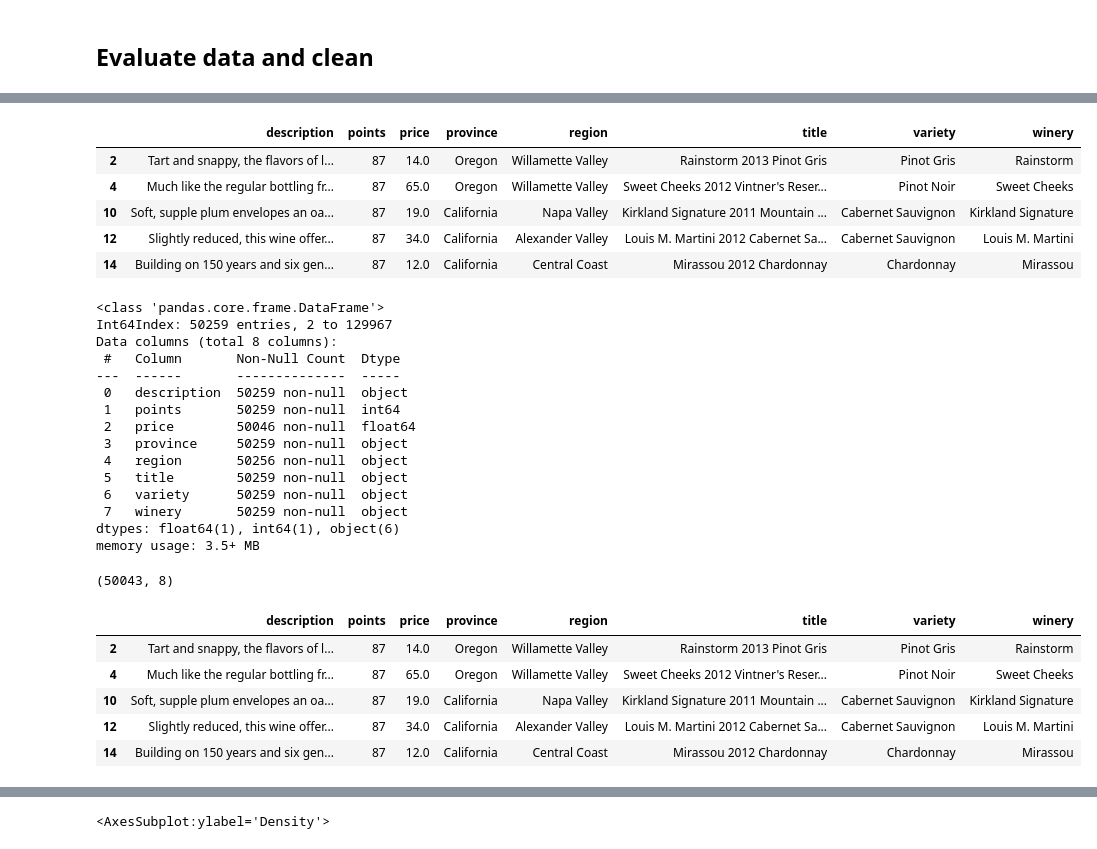
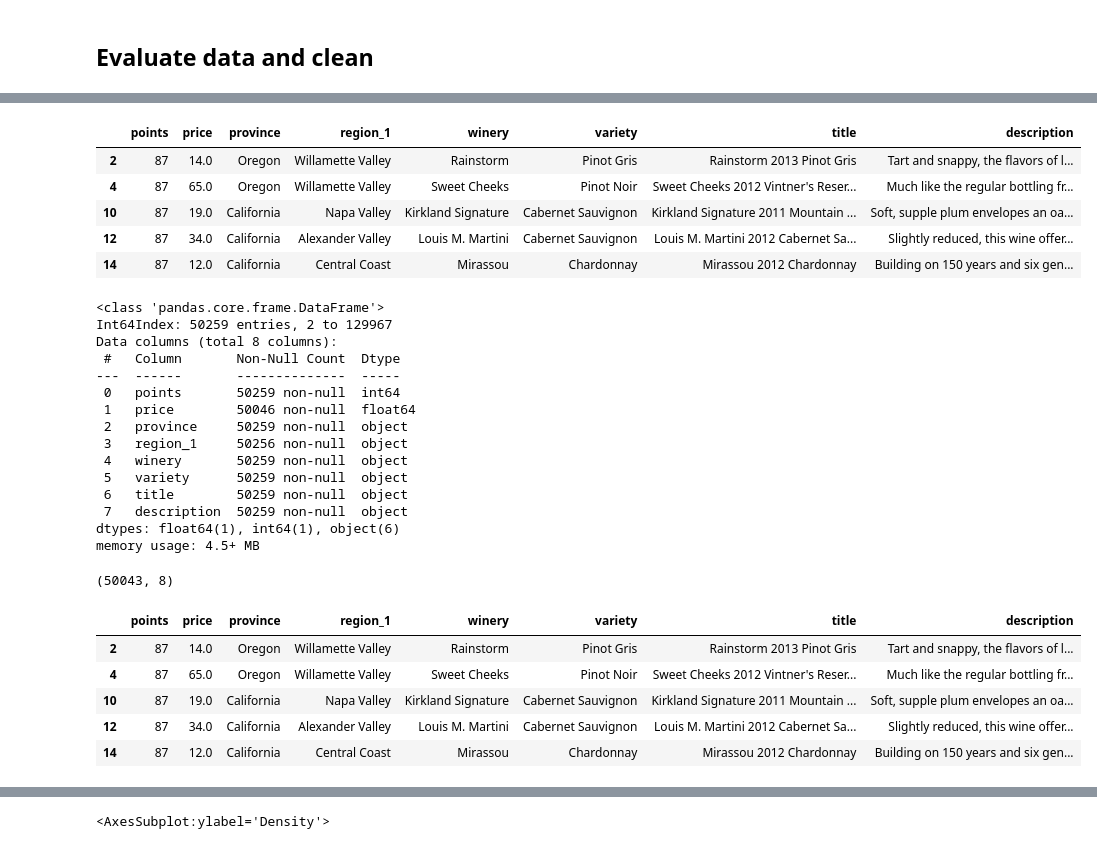
Before and after one commit to rkaysen63/Wine_Enthusiasts, a Jupyter notebook: Juhi/wine_cleaning.ipynb, the cells around one changed output, grey strips where cells are left out. Saved outputs shown, nothing was run; the diff lists cells and outputs as text; code cells hidden in the pictures.

Commit message:
cleaned up column text

```diff
--- a/Juhi/wine_cleaning.ipynb
+++ b/Juhi/wine_cleaning.ipynb
@@ -97,0 +63,4 @@ list(US_wine_data_df['variety'])
+# %%
+winery_df = pd.DataFrame({'winery_clean':winery_test,'variety_clean':variety_test,
+                          'title_clean':title_test,  'description_clean':description_test})
+winery_df
@@ -97,0 +81,3 @@ list(US_wine_data_df['variety'])
+# %%
+WestCoast_wine_data_clean = WestCoast_wine_data.merge(winery_df, how = 'inner', left_index=True, right_index=True)
+WestCoast_wine_data_clean.head()
@@ -97,0 +121,5 @@ list(US_wine_data_df['variety'])
+# %%
+# Drop duplicate columns
+
+WestCoast_wine_data_duplicates = WestCoast_wine_data_clean.drop(columns=['title','description','variety','winery'])
+WestCoast_wine_data_duplicates.head()
@@ -97,0 +133,4 @@ list(US_wine_data_df['variety'])
+# %%
+# Rename Columns
+WestCoast_wine_data_title = WestCoast_wine_data_duplicates.rename(columns={"winery_clean": "winery", "variety_clean": "variety"
+                                               ,"title_clean":"title", "description_clean": "description"})
@@ -104,43 +152,43 @@ US_wine_data_df ['region'] = US_wine_data_df['region'].str.replace(r"\(.*\)","")
 # %%
-US_wine_data_df.head()
+WestCoast_wine_data_title.head()
 # %% [output]
-|  | description | points | price | province | region | title | variety | winery |
-| 2 | Tart and snappy, the flavors of l... | 87 | 14.0 | Oregon | Willamette Valley | Rainstorm 2013 Pinot Gris | Pinot Gris | Rainstorm |
-| 4 | Much like the regular bottling fr... | 87 | 65.0 | Oregon | Willamette Valley | Sweet Cheeks 2012 Vintner's Reser... | Pinot Noir | Sweet Cheeks |
-| 10 | Soft, supple plum envelopes an oa... | 87 | 19.0 | California | Napa Valley | Kirkland Signature 2011 Mountain ... | Cabernet Sauvignon | Kirkland Signature |
-| 12 | Slightly reduced, this wine offer... | 87 | 34.0 | California | Alexander Valley | Louis M. Martini 2012 Cabernet Sa... | Cabernet Sauvignon | Louis M. Martini |
-| 14 | Building on 150 years and six gen... | 87 | 12.0 | California | Central Coast | Mirassou 2012 Chardonnay | Chardonnay | Mirassou |
+|  | points | price | province | region_1 | winery | variety | title | description |
+| 2 | 87 | 14.0 | Oregon | Willamette Valley | Rainstorm | Pinot Gris | Rainstorm 2013 Pinot Gris | Tart and snappy, the flavors of l... |
+| 4 | 87 | 65.0 | Oregon | Willamette Valley | Sweet Cheeks | Pinot Noir | Sweet Cheeks 2012 Vintner's Reser... | Much like the regular bottling fr... |
+| 10 | 87 | 19.0 | California | Napa Valley | Kirkland Signature | Cabernet Sauvignon | Kirkland Signature 2011 Mountain ... | Soft, supple plum envelopes an oa... |
+| 12 | 87 | 34.0 | California | Alexander Valley | Louis M. Martini | Cabernet Sauvignon | Louis M. Martini 2012 Cabernet Sa... | Slightly reduced, this wine offer... |
+| 14 | 87 | 12.0 | California | Central Coast | Mirassou | Chardonnay | Mirassou 2012 Chardonnay | Building on 150 years and six gen... |
 # %%
 # Look at dataframe info again.
-US_wine_data_df.info()
+WestCoast_wine_data_title.info()
 # %% [output]
 <class 'pandas.core.frame.DataFrame'>
 Int64Index: 50259 entries, 2 to 129967
 Data columns (total 8 columns):
  #   Column       Non-Null Count  Dtype
 ---  ------       --------------  -----
- 0   description  50259 non-null  object
- 1   points       50259 non-null  int64
- 2   price        50046 non-null  float64
- 3   province     50259 non-null  object
- 4   region       50256 non-null  object
- 5   title        50259 non-null  object
- 6   variety      50259 non-null  object
- 7   winery       50259 non-null  object
+ 0   points       50259 non-null  int64
+ 1   price        50046 non-null  float64
+ 2   province     50259 non-null  object
+ 3   region_1     50256 non-null  object
+ 4   winery       50259 non-null  object
+ 5   variety      50259 non-null  object
+ 6   title        50259 non-null  object
+ 7   description  50259 non-null  object
 dtypes: float64(1), int64(1), object(6)
-memory usage: 3.5+ MB
+memory usage: 4.5+ MB
 # %%
 # Drop rows with NaN.  Max rows US =50259
 # "price" only has 50046 rows.
-US_wine_data_df = US_wine_data_df.dropna()
-print(US_wine_data_df.shape)
-US_wine_data_df.head()
+WestCoast_wine_data_title = WestCoast_wine_data_title.dropna()
+print(WestCoast_wine_data_title.shape)
+WestCoast_wine_data_title.head()
 # %% [output]
 (50043, 8)
-|  | description | points | price | province | region | title | variety | winery |
-| 2 | Tart and snappy, the flavors of l... | 87 | 14.0 | Oregon | Willamette Valley | Rainstorm 2013 Pinot Gris | Pinot Gris | Rainstorm |
-| 4 | Much like the regular bottling fr... | 87 | 65.0 | Oregon | Willamette Valley | Sweet Cheeks 2012 Vintner's Reser... | Pinot Noir | Sweet Cheeks |
-| 10 | Soft, supple plum envelopes an oa... | 87 | 19.0 | California | Napa Valley | Kirkland Signature 2011 Mountain ... | Cabernet Sauvignon | Kirkland Signature |
-| 12 | Slightly reduced, this wine offer... | 87 | 34.0 | California | Alexander Valley | Louis M. Martini 2012 Cabernet Sa... | Cabernet Sauvignon | Louis M. Martini |
-| 14 | Building on 150 years and six gen... | 87 | 12.0 | California | Central Coast | Mirassou 2012 Chardonnay | Chardonnay | Mirassou |
+|  | points | price | province | region_1 | winery | variety | title | description |
+| 2 | 87 | 14.0 | Oregon | Willamette Valley | Rainstorm | Pinot Gris | Rainstorm 2013 Pinot Gris | Tart and snappy, the flavors of l... |
+| 4 | 87 | 65.0 | Oregon | Willamette Valley | Sweet Cheeks | Pinot Noir | Sweet Cheeks 2012 Vintner's Reser... | Much like the regular bottling fr... |
+| 10 | 87 | 19.0 | California | Napa Valley | Kirkland Signature | Cabernet Sauvignon | Kirkland Signature 2011 Mountain ... | Soft, supple plum envelopes an oa... |
+| 12 | 87 | 34.0 | California | Alexander Valley | Louis M. Martini | Cabernet Sauvignon | Louis M. Martini 2012 Cabernet Sa... | Slightly reduced, this wine offer... |
+| 14 | 87 | 12.0 | California | Central Coast | Mirassou | Chardonnay | Mirassou 2012 Chardonnay | Building on 150 years and six gen... |
 # %%
```
Also changed, not shown: parts of 18 cells of this notebook.
